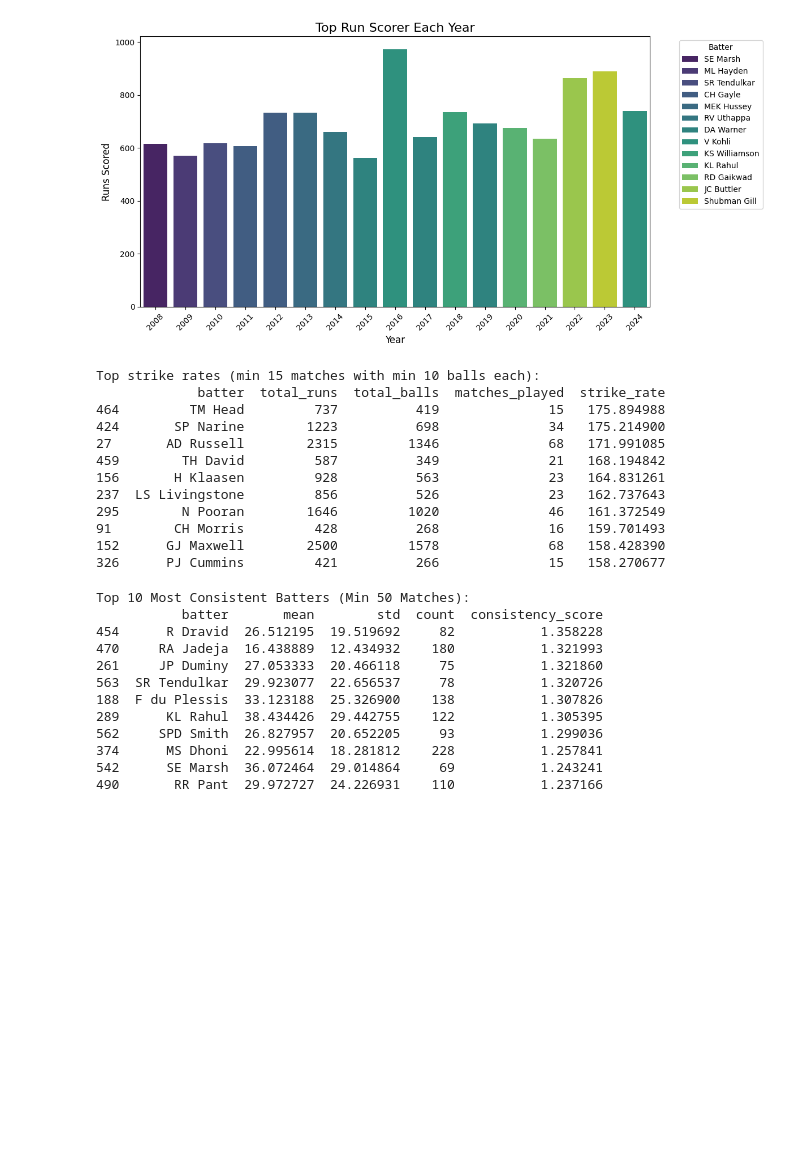
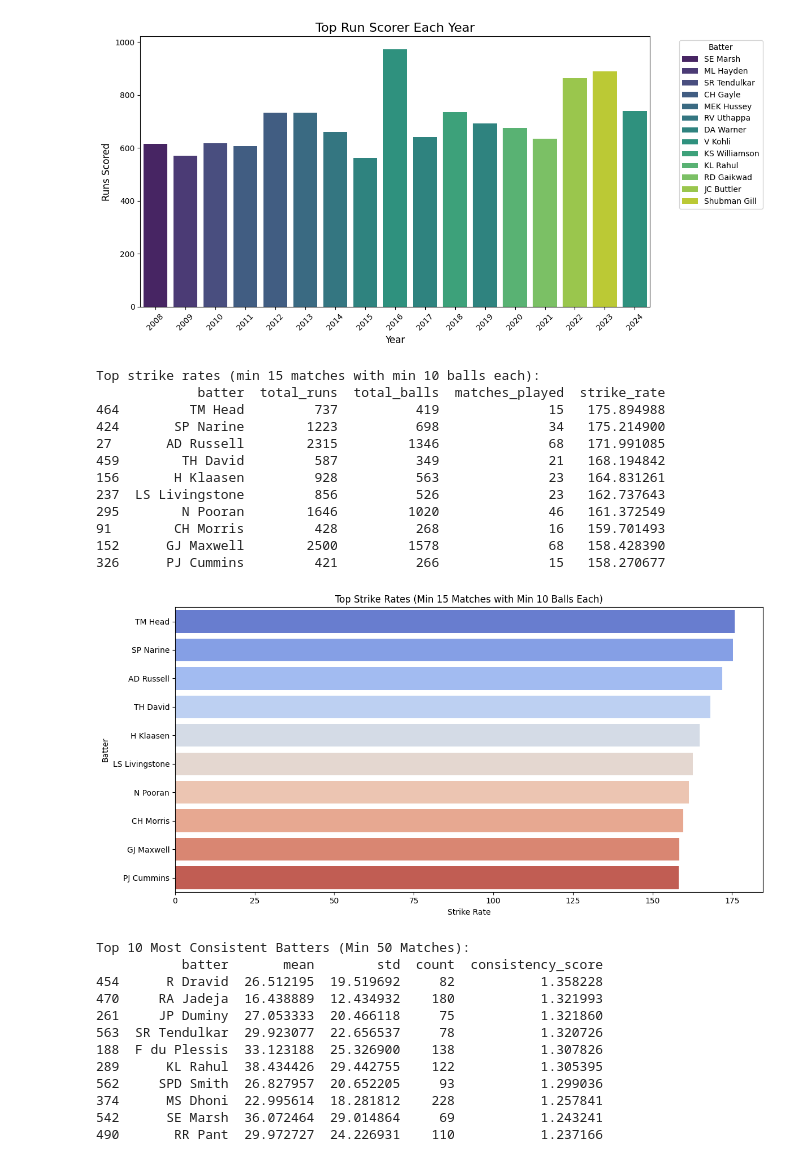
Before and after one commit to Parth-0804/DS_PROJEKT_AIM, a Jupyter notebook: 01_data/GR04_ipynb_Hiregoudar1_Ravaliya2_GoblipurBhanuprakashNag3.ipynb, the cells around one changed output. Cells and saved outputs as stored; diff of their text form; code cells hidden in the pictures; blank space fills up the shorter version.

```diff
--- a/01_data/GR04_ipynb_Hiregoudar1_Ravaliya2_GoblipurBhanuprakashNag3.ipynb
+++ b/01_data/GR04_ipynb_Hiregoudar1_Ravaliya2_GoblipurBhanuprakashNag3.ipynb
@@ -455,37 +455,42 @@ batter_match_stats = deliveries_with_year.groupby(['batter', 'match_id']).agg(
     balls_faced=('ball_count', 'sum')
 ).reset_index()
 
-# Filter players who faced at least 10 balls in a match
 batter_match_stats = batter_match_stats[batter_match_stats['balls_faced'] >= 10]
 
-# Count qualifying matches per batter
 qualified_matches = batter_match_stats.groupby('batter').size().reset_index(name='matches_played')
 
-# Aggregate total runs and balls faced across those matches
 total_stats = batter_match_stats.groupby('batter').agg(
     total_runs=('total_runs', 'sum'),
     total_balls=('balls_faced', 'sum')
 ).reset_index()
 
-# Merge both to compute strike rate
 batter_sr = pd.merge(total_stats, qualified_matches, on='batter')
 batter_sr = batter_sr[batter_sr['matches_played'] >= 15]
 batter_sr['strike_rate'] = (batter_sr['total_runs'] / batter_sr['total_balls']) * 100
 print("Top strike rates (min 15 matches with min 10 balls each):")
 print(batter_sr.sort_values('strike_rate', ascending=False).head(10))
+# Plotting the top strike rates
+plt.figure(figsize=(12, 6))
+sns.barplot(data=batter_sr.sort_values('strike_rate', ascending=False).head(10), x='strike_rate', y='batter', palette='coolwarm')
+plt.title('Top Strike Rates (Min 15 Matches with Min 10 Balls Each)')
+plt.xlabel('Strike Rate')
+plt.ylabel('Batter')
+plt.tight_layout()
+plt.show()
 # %% [output]
 Top strike rates (min 15 matches with min 10 balls each):
              batter  total_runs  total_balls  matches_played  strike_rate
 464         TM Head         737          419              15   175.894988
 424       SP Narine        1223          698              34   175.214900
 27       AD Russell        2315         1346              68   171.991085
 459        TH David         587          349              21   168.194842
 156       H Klaasen         928          563              23   164.831261
 237  LS Livingstone         856          526              23   162.737643
 295        N Pooran        1646         1020              46   161.372549
 91        CH Morris         428          268              16   159.701493
 152      GJ Maxwell        2500         1578              68   158.428390
 326      PJ Cummins         421          266              15   158.270677
+[figure, added]
 # %%
 # Most consistent IPL batters with at least 50 matches played
 
```
